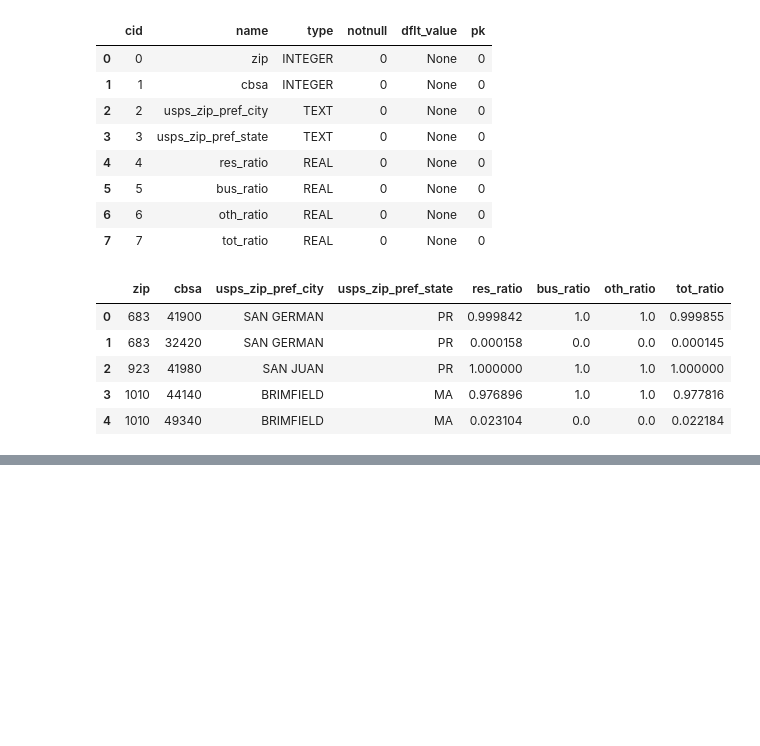
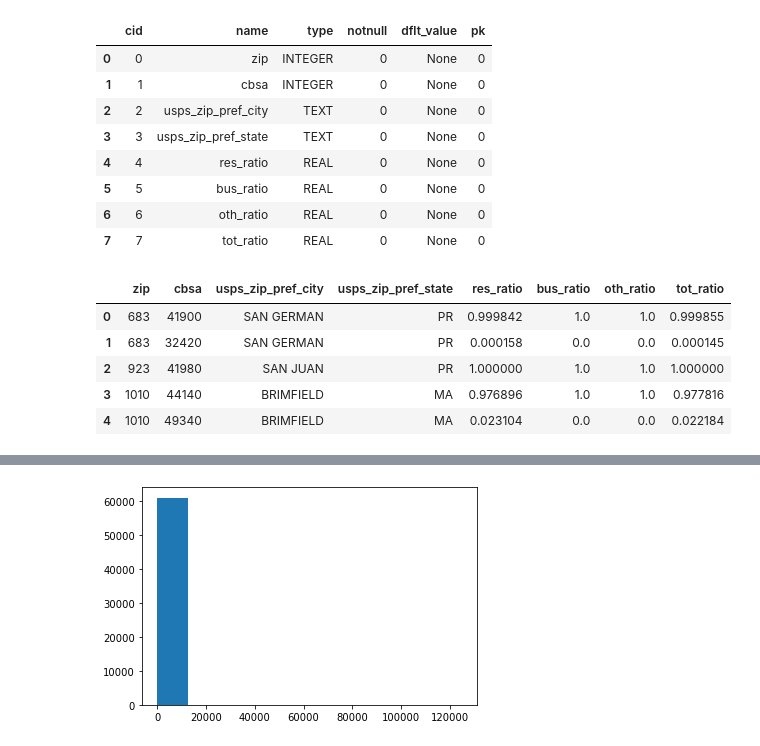
Before and after one commit to nss-data-science-cohort-5/hop_team-hot_pretzels, a Jupyter notebook: hop_teaming_analysis.ipynb, the cells around one changed output, grey strips where cells are left out. Saved outputs shown, nothing was run; the diff lists cells and outputs as text; code cells hidden in the pictures; blank space fills up the shorter version.

```diff
--- a/hop_teaming_analysis.ipynb
+++ b/hop_teaming_analysis.ipynb
@@ -244,2 +234,16 @@ with sqlite3.connect('data/hop_team.sqlite') as db:
+# %%
+query = '''
+SELECT
+    NPI AS to_npi,
+    taxonomy_code AS to_taxonomy_code
+FROM taxonomy
+WHERE taxonomy_switch = "Y"
+
+'''
+
+with sqlite3.connect('data/hop_team.sqlite') as db:
+    to_taxonomy = pd.read_sql(query,db)
+# %%
+hop_teaming_temporary1 = pd.merge(hop_teaming_temporary1,from_taxonomy, how = 'left', on = 'from_npi')
 # %%
-hop_nashville
+hop_teaming_temporary1 = pd.merge(hop_teaming_temporary1,to_taxonomy, how = 'left', on = 'to_npi')
@@ -253,0 +256,2 @@ hop_nashville
+# %%
+hop_teaming_nashville = hop_teaming_temporary1
@@ -253,0 +308,6 @@ hop_nashville
+# %%
+plt.hist(x= hop_teaming_nashville[(hop_teaming_nashville['transaction_count'] >=50) &
+                                  (hop_teaming_nashville['average_day_wait'] <= 50)
+                                  & (hop_teaming_nashville['average_day_wait'] > 0)]['patient_count']);
+# %% [output]
+[figure, added]
```
Also changed, not shown: parts of 28 cells of this notebook.
